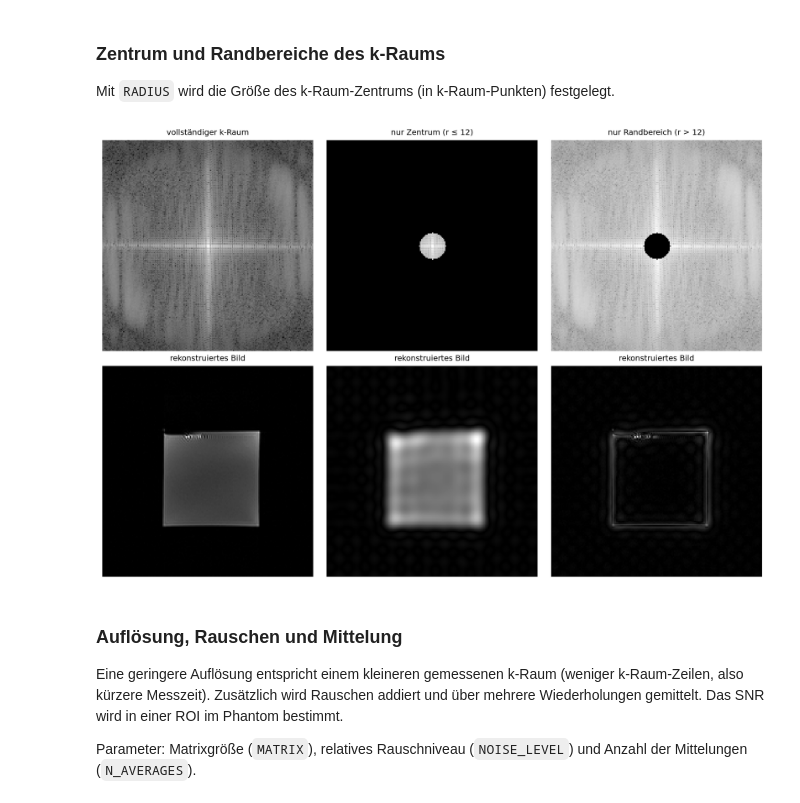
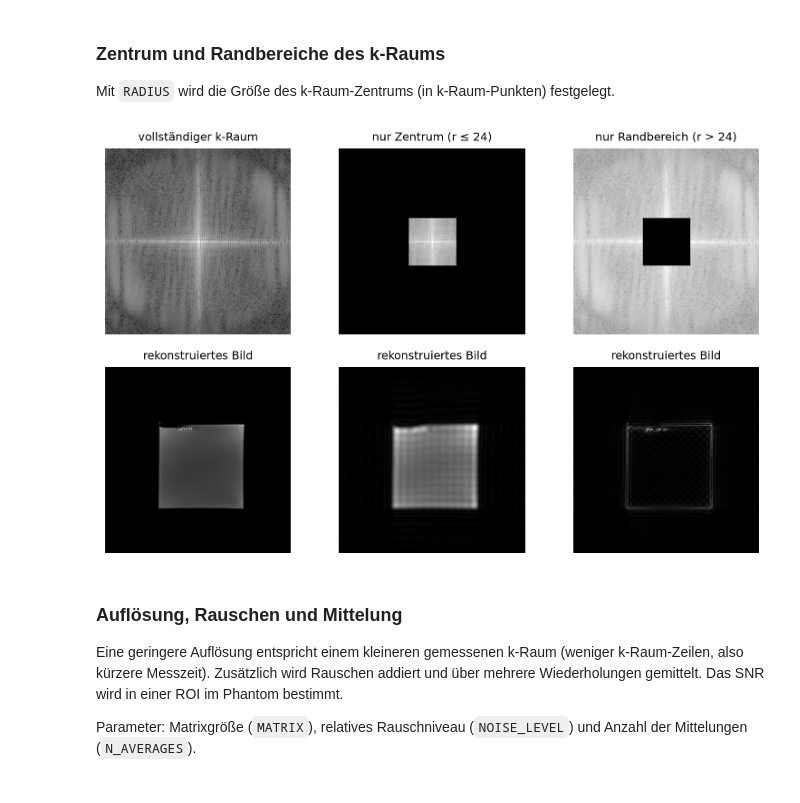
Before and after one commit to fglang/bmt-lab-mrt, a Jupyter notebook: MRT_Auswertung.ipynb, the cells around one changed output. Drawn from its saved outputs; the diff is of its cells as text; code cells hidden in the pictures.

```diff
--- a/MRT_Auswertung.ipynb
+++ b/MRT_Auswertung.ipynb
@@ -27,11 +27,11 @@ from scipy.optimize import curve_fit
 
 plt.rcParams.update({
     "figure.dpi": 200,
-    "font.size": 12,          # base size (ticks, text)
-    "axes.titlesize": 14,     # subplot titles
-    "axes.labelsize": 12,     # axis labels
+    "font.size": 10,          # base size (ticks, text)
+    "axes.titlesize": 10,     # subplot titles
+    "axes.labelsize": 10,     # axis labels
     "legend.fontsize": 10,
-    "figure.titlesize": 15,   # suptitle
+    "figure.titlesize": 10,   # suptitle
 })
 IN_COLAB = "google.colab" in sys.modules
 
@@ -137,7 +137,7 @@ def load_series(folder, sort_key):
     return images, values, pd.DataFrame([d[1] for d in data])
 
 
-def show_image(img, title="", ax=None, roi=None, figsize=(10,10), **kw):
+def show_image(img, title="", ax=None, roi=None, figsize=(5,5), **kw):
     if img.ndim == 3:                       # multi-slice / 3D data: show central slice
         img = img[img.shape[0] // 2]
     if ax is None:
@@ -491,21 +491,22 @@ plt.show()
 
 Mit `RADIUS` wird die Größe des k-Raum-Zentrums (in k-Raum-Punkten) festgelegt.
 # %%
-RADIUS = 12   #@param {type:"slider", min:2, max:60, step:1}
+RADIUS = 24  #@param {type:"slider", min:2, max:60, step:1}
 
 ny, nx = ksp.shape
 yy, xx = np.mgrid[-ny // 2:ny - ny // 2, -nx // 2:nx - nx // 2]
-centre = np.sqrt(xx**2 + yy**2) <= RADIUS
+# centre = np.sqrt(xx**2 + yy**2) <= RADIUS # circular mask
+centre = (np.abs(xx) <= RADIUS) & (np.abs(yy) <= RADIUS) # rectangular mask
 
-fig, axs = plt.subplots(2, 3, figsize=(11, 7.5))
+fig, axs = plt.subplots(2, 3, figsize=(8, 5))
 for col, (mask, title) in enumerate([(np.ones_like(centre), "vollständiger k-Raum"),
                                      (centre, f"nur Zentrum (r ≤ {RADIUS})"),
                                      (~centre, f"nur Randbereich (r > {RADIUS})")]):
     show_image(np.log10(np.abs(ksp * mask) + 1e-3), title, ax=axs[0, col])
     show_image(np.abs(to_image(ksp * mask)), "rekonstruiertes Bild", ax=axs[1, col])
 plt.tight_layout(); plt.show()
 # %% [output]
-[figure, old version]
+[figure, new version]
 # %% [markdown]
 ### Auflösung, Rauschen und Mittelung
 
```
